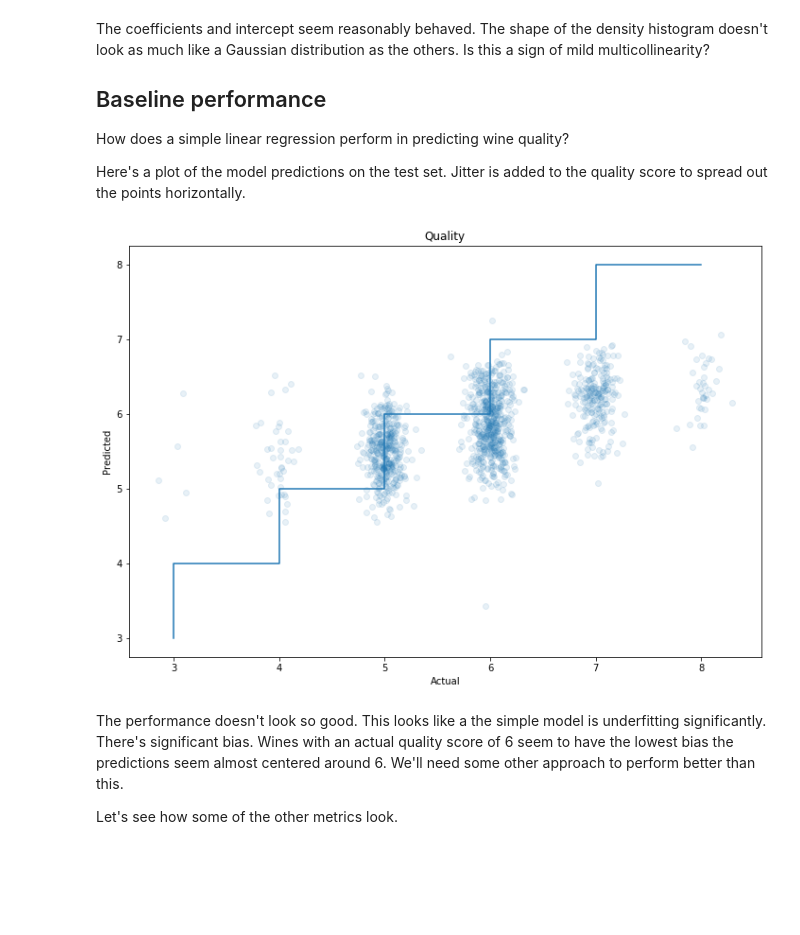
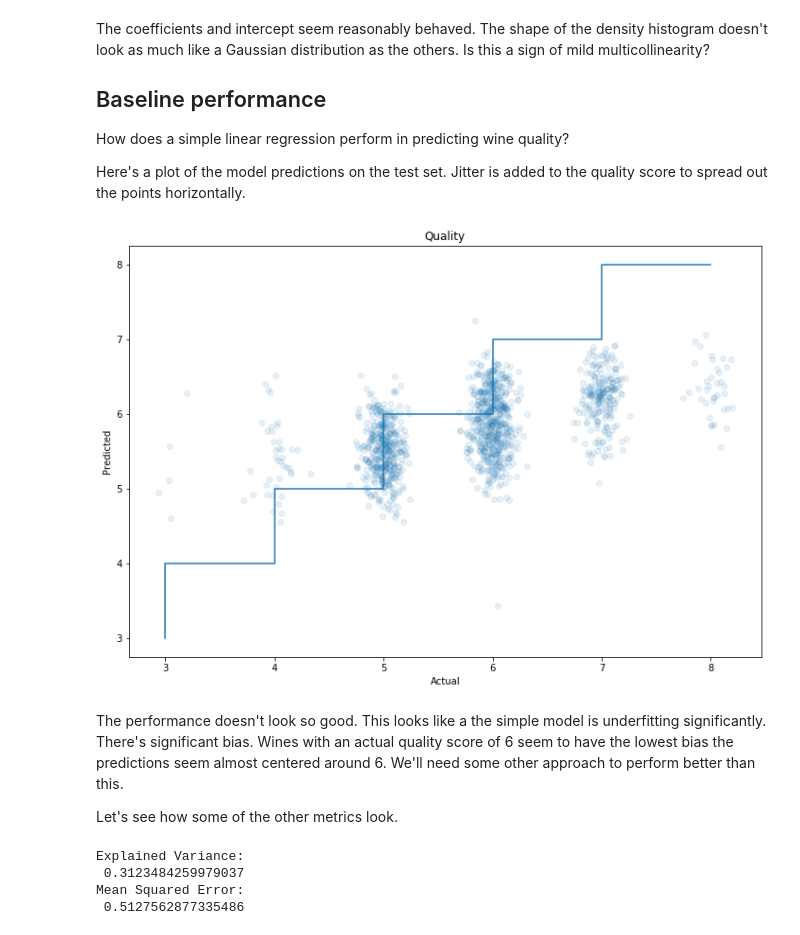
Before and after one commit to jeffkoskulics/Springboard, a Jupyter notebook: Capstone2/notebooks/Modelling.ipynb, the cells around one changed output. Cells and saved outputs as stored; diff of their text form; code cells hidden in the pictures; blank space fills up the shorter version.

```diff
--- a/Capstone2/notebooks/Modelling.ipynb
+++ b/Capstone2/notebooks/Modelling.ipynb
@@ -101,17 +101,31 @@ Here's a plot of the model predictions on the test set. Jitter is added to the q
 # %%
 import numpy as np
 
 y_pred = model1.predict(Xtest)
-plt.figure(figsize=(12,8))
-plt.scatter(ytest + np.random.normal(size=len(ytest))/10,y_pred,alpha = 0.1)
-plt.step(range(3,9),range(3,9))
-plt.xlabel('Actual')
-plt.ylabel('Predicted')
-plt.title('Quality')
-plt.show()
+
+def class_scatter():
+    plt.figure(figsize=(12,8))
+    plt.scatter(ytest + np.random.normal(size=len(ytest))/10,y_pred,alpha = 0.1)
+    plt.step(range(3,9),range(3,9))
+    plt.xlabel('Actual')
+    plt.ylabel('Predicted')
+    plt.title('Quality')
+    plt.show()
+
+class_scatter()
 # %% [output]
-[figure, old version]
+[figure, new version]
 # %% [markdown]
 The performance doesn't look so good. This looks like a the simple model is underfitting significantly. There's significant bias. Wines with an actual quality score of 6 seem to have the lowest bias the predictions seem almost centered around 6. We'll need some other approach to perform better than this.
 
 Let's see how some of the other metrics look.
+# %%
+from sklearn.metrics import explained_variance_score, mean_squared_error
+
+print("Explained Variance:\n", explained_variance_score(ytest,y_pred))
+print("Mean Squared Error:\n",mean_squared_error(ytest,y_pred))
+# %% [output]
+Explained Variance:
+ 0.3123484259979037
+Mean Squared Error:
+ 0.5127562877335486
```
Also changed, not shown: parts of 22 cells of this notebook.
